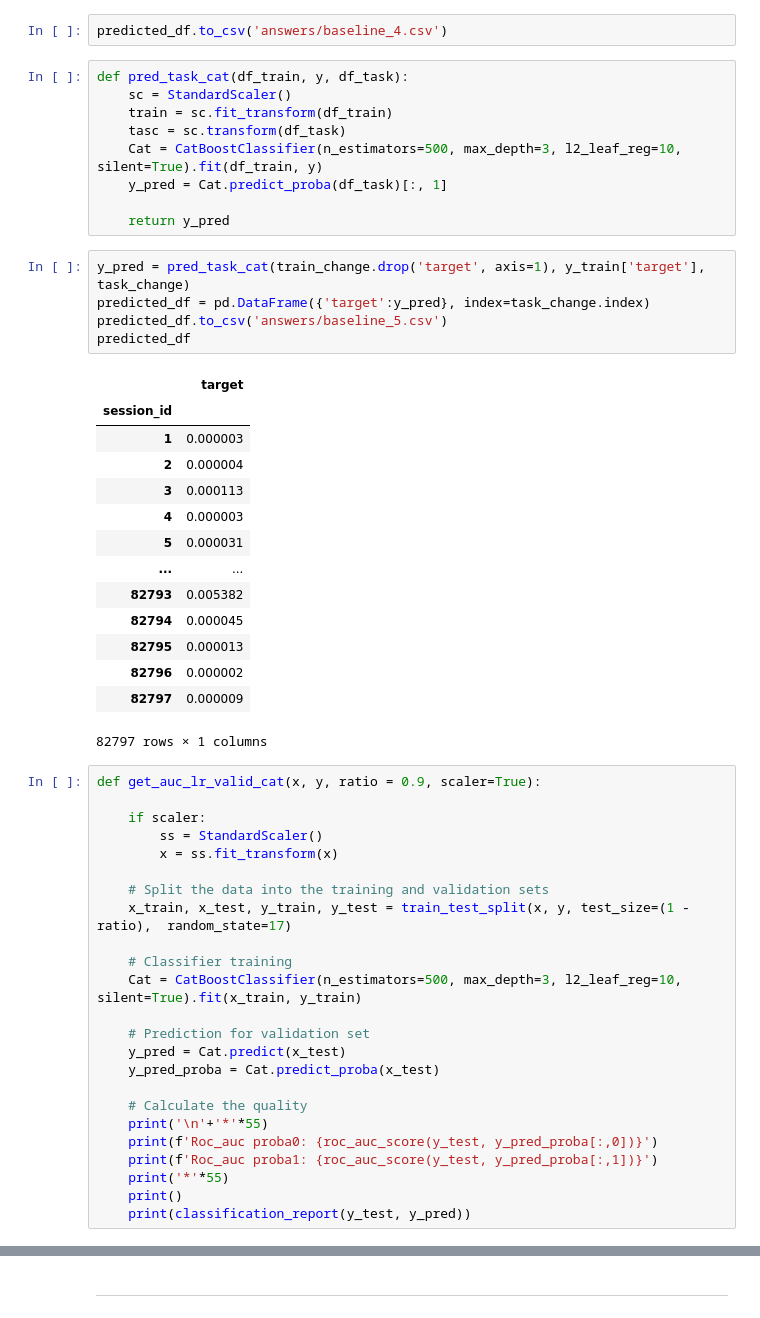
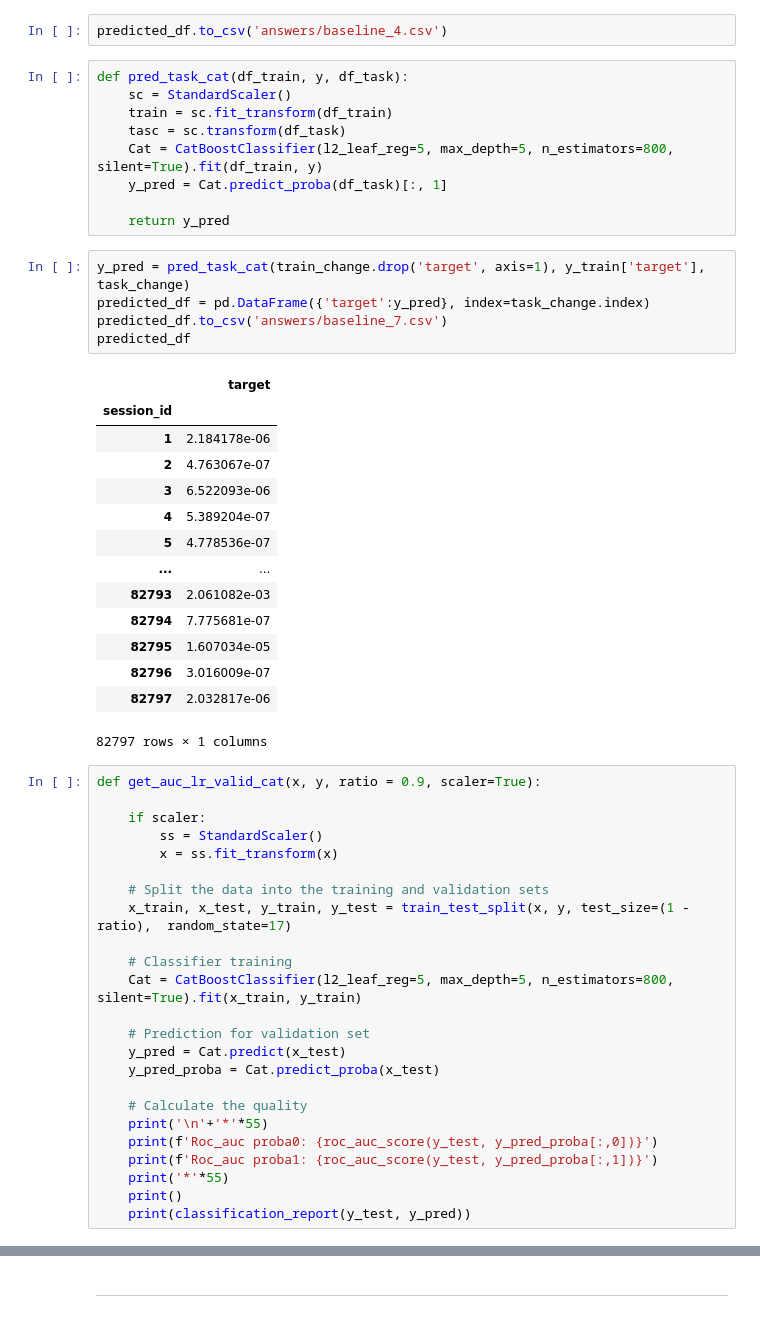
Before and after one commit to warshtayner/ODS_Alice, a Jupyter notebook: main_v2.ipynb, the cells around one changed output, grey strips where cells are left out. Drawn from its saved outputs; the diff is of its cells as text.

```diff
--- a/main_v2.ipynb
+++ b/main_v2.ipynb
@@ -315,29 +315,29 @@ def pred_task_cat(df_train, y, df_task):
     sc = StandardScaler()
     train = sc.fit_transform(df_train)
     tasc = sc.transform(df_task)
-    Cat = CatBoostClassifier(n_estimators=500, max_depth=3, l2_leaf_reg=10, silent=True).fit(df_train, y)
+    Cat = CatBoostClassifier(l2_leaf_reg=5, max_depth=5, n_estimators=800, silent=True).fit(df_train, y)
     y_pred = Cat.predict_proba(df_task)[:, 1]
 
     return y_pred
 # %%
 y_pred = pred_task_cat(train_change.drop('target', axis=1), y_train['target'], task_change)
 predicted_df = pd.DataFrame({'target':y_pred}, index=task_change.index)
-predicted_df.to_csv('answers/baseline_5.csv')
+predicted_df.to_csv('answers/baseline_7.csv')
 predicted_df
 # %% [output]
 |  | target |
 | session_id |  |
-| 1 | 0.000003 |
-| 2 | 0.000004 |
-| 3 | 0.000113 |
-| 4 | 0.000003 |
-| 5 | 0.000031 |
+| 1 | 2.184178e-06 |
+| 2 | 4.763067e-07 |
+| 3 | 6.522093e-06 |
+| 4 | 5.389204e-07 |
+| 5 | 4.778536e-07 |
 | ... | ... |
-| 82793 | 0.005382 |
-| 82794 | 0.000045 |
-| 82795 | 0.000013 |
-| 82796 | 0.000002 |
-| 82797 | 0.000009 |
+| 82793 | 2.061082e-03 |
+| 82794 | 7.775681e-07 |
+| 82795 | 1.607034e-05 |
+| 82796 | 3.016009e-07 |
+| 82797 | 2.032817e-06 |
 82797 rows × 1 columns
 # %%
 def get_auc_lr_valid_cat(x, y, ratio = 0.9, scaler=True):
@@ -350,7 +350,7 @@ def get_auc_lr_valid_cat(x, y, ratio = 0.9, scaler=True):
     x_train, x_test, y_train, y_test = train_test_split(x, y, test_size=(1 - ratio),  random_state=17)
 
     # Classifier training
-    Cat = CatBoostClassifier(n_estimators=500, max_depth=3, l2_leaf_reg=10, silent=True).fit(x_train, y_train)
+    Cat = CatBoostClassifier(l2_leaf_reg=5, max_depth=5, n_estimators=800, silent=True).fit(x_train, y_train)
 
     # Prediction for validation set
     y_pred = Cat.predict(x_test)
```
Also changed, not shown: parts of 3 cells of this notebook, 6 other files.
